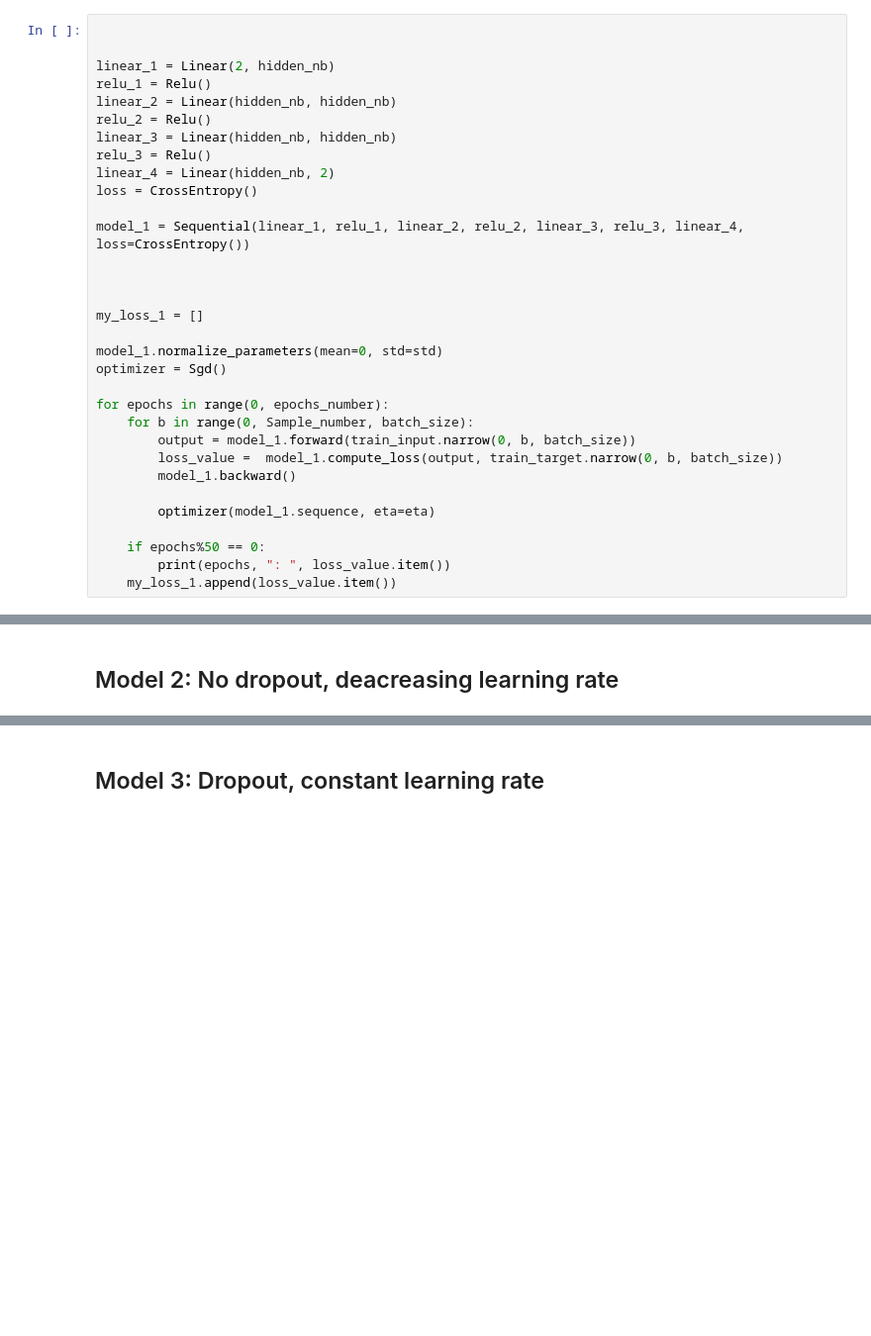
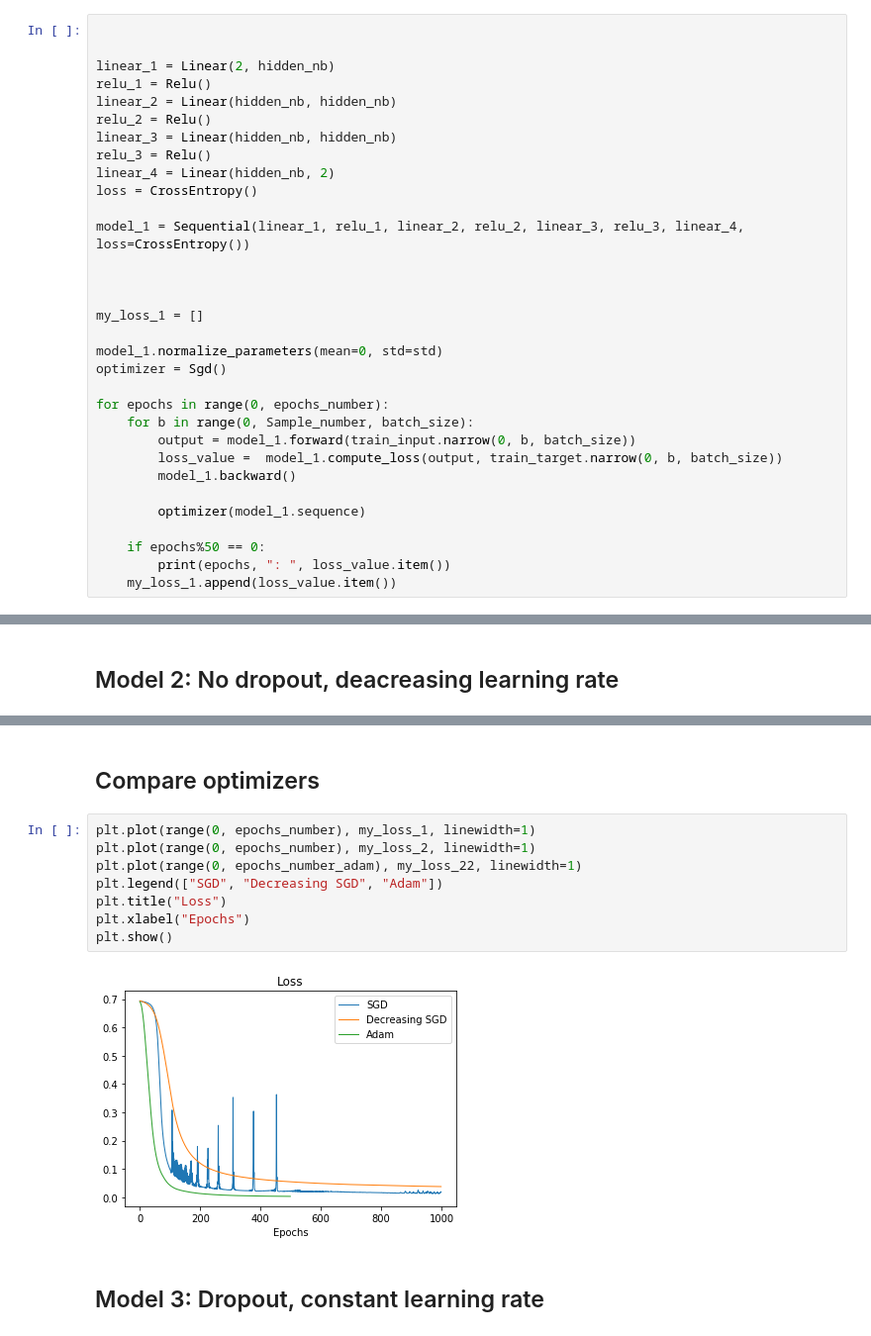
Before and after one commit to natbolon/DL, a Jupyter notebook: Project2/test.ipynb, the cells around one changed output, grey strips where cells are left out. Shown: that part at 99% size. Drawn from its saved outputs; the diff is of its cells as text; blank space fills up the shorter version.

```diff
--- a/Project2/test.ipynb
+++ b/Project2/test.ipynb
@@ -115,7 +125,7 @@ for epochs in range(0, epochs_number):
         loss_value =  model_1.compute_loss(output, train_target.narrow(0, b, batch_size))
         model_1.backward()
 
-        optimizer(model_1.sequence, eta=eta)
+        optimizer(model_1.sequence)
 
     if epochs%50 == 0:
         print(epochs, ": ", loss_value.item())
@@ -204,3 +353,15 @@ plot_result(test_input, test_target, id_class_test)
+# %% [markdown]
+## Compare optimizers
+# %%
+plt.plot(range(0, epochs_number), my_loss_1, linewidth=1)
+plt.plot(range(0, epochs_number), my_loss_2, linewidth=1)
+plt.plot(range(0, epochs_number_adam), my_loss_22, linewidth=1)
+plt.legend(["SGD", "Decreasing SGD", "Adam"])
+plt.title("Loss")
+plt.xlabel("Epochs")
+plt.show()
+# %% [output]
+[figure, added]
 # %% [markdown]
 ## Model 3: Dropout, constant learning rate
 # %%
```
Also changed, not shown: parts of 13 cells of this notebook, 1 other file.
